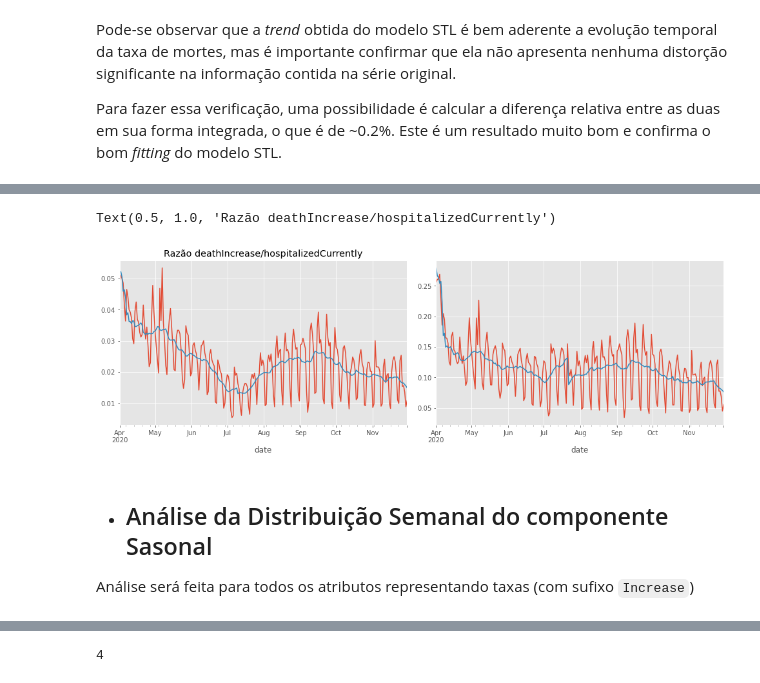
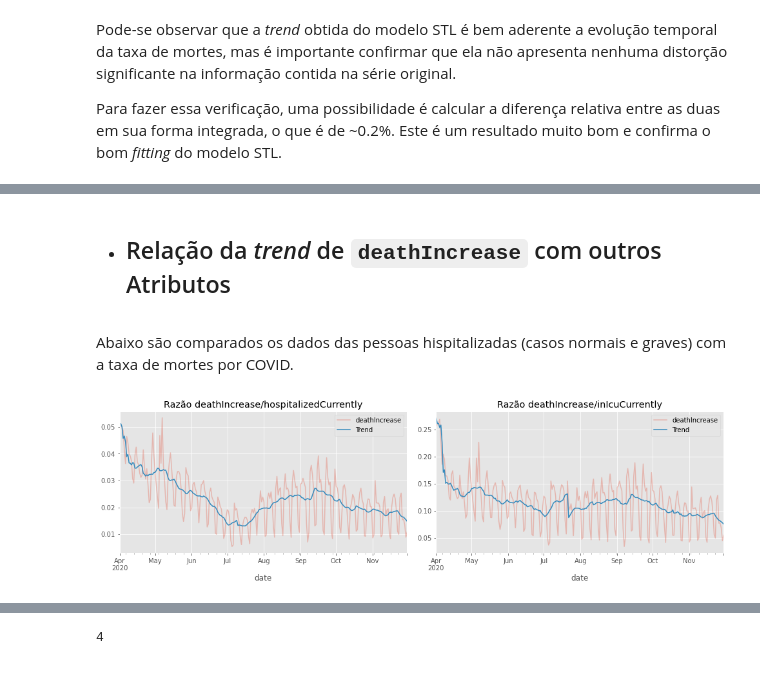
Before and after one commit to C0nrado/covid_prediction, a Jupyter notebook: 01_exploracao_inicial.ipynb, the cells around one changed output, grey strips where cells are left out. Cells and saved outputs as stored; diff of their text form; code cells hidden in the pictures.

```diff
--- a/01_exploracao_inicial.ipynb
+++ b/01_exploracao_inicial.ipynb
@@ -61,10 +67,10 @@ def get_seasonal_component(series, period, **kwargs):
 # %%
 def plot_grid(nrows=1, ncols=1):
     width = ncols * 5.5 + 2.5
-    height = nrows * 4.5 + (nrows - 1) * 1
+    height = nrows * 4 - (nrows - 1) * .3
     return plt.subplots(nrows, ncols, figsize=(width, height), constrained_layout=True)
 
-def plot_autocorrelation(series, nlags=100, ax=None, **fig_kwargs):
+def plot_autocorrelation(series, nlags=100, step=1, ax=None, **fig_kwargs):
     if ax is None:
         fig, ax = plt.subplots(**fig_kwargs)
     else:
@@ -72,7 +78,7 @@ def plot_autocorrelation(series, nlags=100, ax=None, **fig_kwargs):
 
     xs = range(1,nlags+1)
     ys = tsa.acf(series, nlags=nlags-1)
-    plt.vlines(xs[::5], 0, ys[::5], color='C0', lw=1)
+    plt.vlines(xs[::step], 0, ys[::step], color='C0', lw=1)
     plt.hlines(norm.ppf(.975) / len(series)**.5, xs[0], xs[-1], ls=(0,(9,5)), color='k', lw=.8, alpha=.5)
     plt.hlines(norm.ppf(.995)  / len(series)**.5, xs[0], xs[-1], color='k', lw=.8, alpha=.5)
     plt.hlines(-norm.ppf(.975) / len(series)**.5, xs[0], xs[-1], ls=(0,(9,5)), color='k', lw=.8, alpha=.5)
@@ -320,15 +321,15 @@ Text(0.5, 1.0, 'Razão Sasonal/Trend')
+# %% [markdown]
+* ## Relação da *trend* de `deathIncrease` com outros Atributos
+# %% [markdown]
+Abaixo são comparados os dados das pessoas hispitalizadas (casos normais e graves) com a taxa de mortes por COVID.
 # %%
 fig, (ax1, ax2) = plot_grid(1, 2)
-(us_hist['deathIncrease']/us_hist['hospitalizedCurrently']).dropna().plot(ax=ax1)
-(stl_deaths.trend.values/us_hist['hospitalizedCurrently']).dropna().plot(ax=ax1)
-(us_hist['deathIncrease']/us_hist['inIcuCurrently']).dropna().plot(ax=ax2)
-(stl_deaths.trend.values/us_hist['inIcuCurrently']).dropna().plot(ax=ax2)
+(us_hist['deathIncrease']/us_hist['hospitalizedCurrently']).dropna().plot(ax=ax1, alpha=.3, label='deathIncrease')
+(stl_deaths.trend.values/us_hist['hospitalizedCurrently']).dropna().plot(ax=ax1, label='Trend')
+(us_hist['deathIncrease']/us_hist['inIcuCurrently']).dropna().plot(ax=ax2, alpha=.3, label='deathIncrease')
+(stl_deaths.trend.values/us_hist['inIcuCurrently']).dropna().plot(ax=ax2, label='Trend')
 
-ax1.set_title('Razão deathIncrease/hospitalizedCurrently')
+ax1.set_title('Razão deathIncrease/hospitalizedCurrently') ; ax1.legend()
+ax2.set_title('Razão deathIncrease/inIcuCurrently'); ax2.legend();
 # %% [output]
-Text(0.5, 1.0, 'Razão deathIncrease/hospitalizedCurrently')
-[figure, old version]
+[figure, new version]
-# %% [markdown]
-* ## Análise da Distribuição Semanal do componente Sasonal
-
-Análise será feita para todos os atributos representando taxas (com sufixo `Increase`)
```
Also changed, not shown: parts of 29 cells of this notebook.
